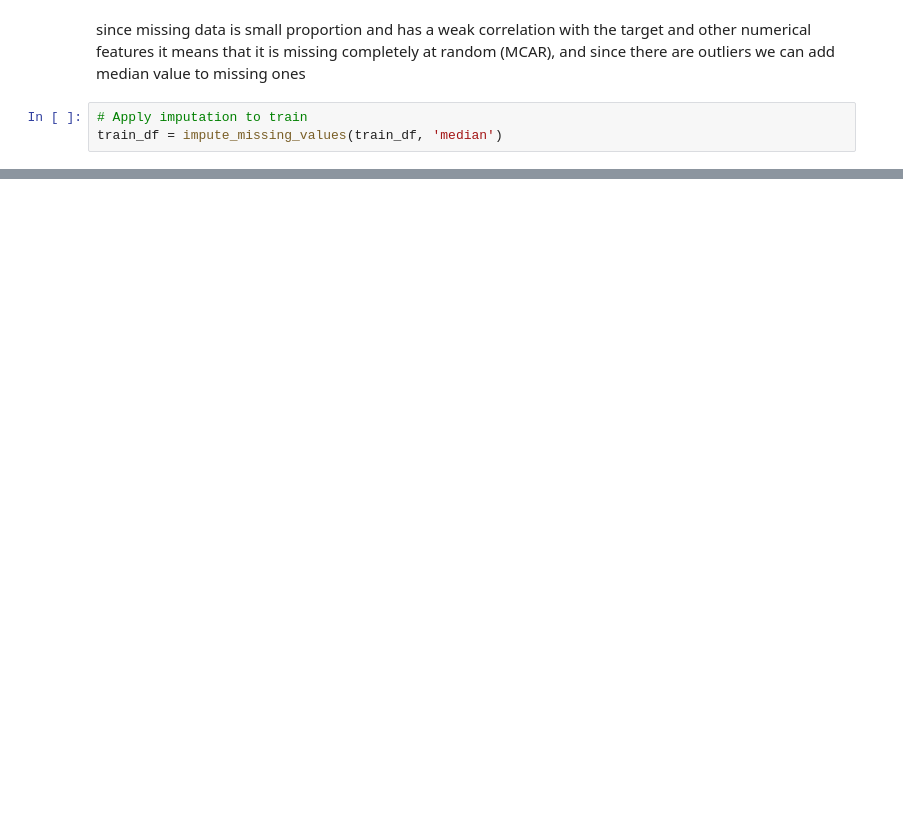
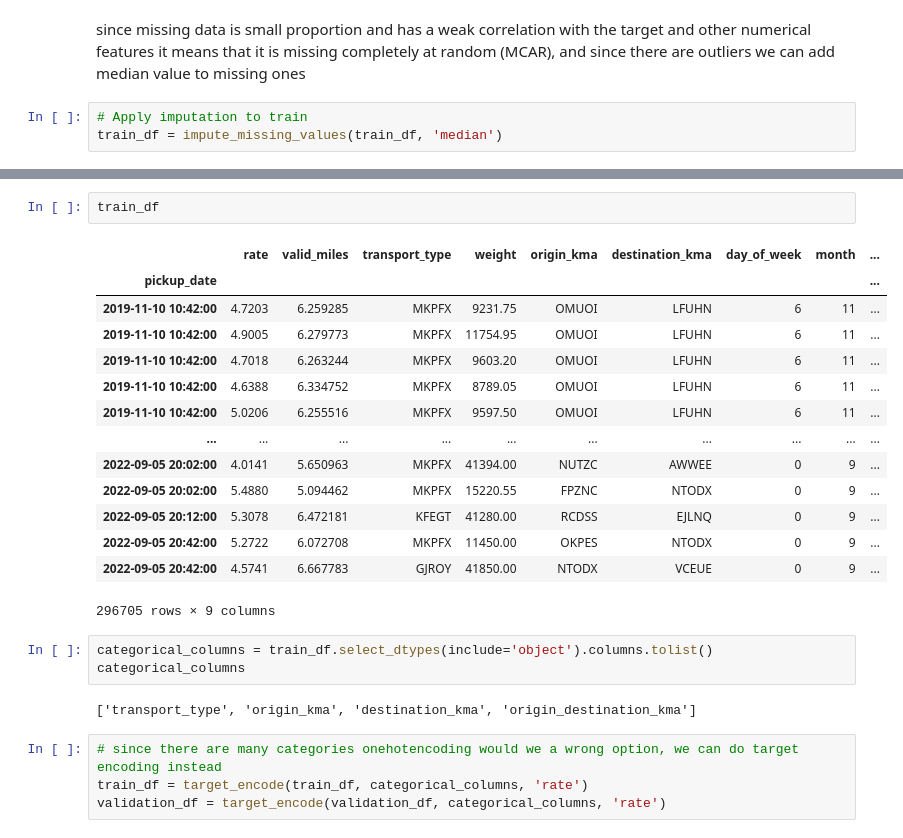
Before and after one commit to lluussiinn/ml-engineer, a Jupyter notebook: main.ipynb, the cells around one changed output, grey strips where cells are left out. Drawn from its saved outputs; the diff is of its cells as text; blank space fills up the shorter version.

```diff
--- a/main.ipynb
+++ b/main.ipynb
@@ -118,0 +183,26 @@ c:\Users\Nara\ml-engineer\feature_engineering.py
+# %%
+train_df
+# %% [output]
+|  | rate | valid_miles | transport_type | weight | origin_kma | destination_kma | day_of_week | month | ... |
+| pickup_date |  |  |  |  |  |  |  |  | ... |
+| 2019-11-10 10:42:00 | 4.7203 | 6.259285 | MKPFX | 9231.75 | OMUOI | LFUHN | 6 | 11 | ... |
+| 2019-11-10 10:42:00 | 4.9005 | 6.279773 | MKPFX | 11754.95 | OMUOI | LFUHN | 6 | 11 | ... |
+| 2019-11-10 10:42:00 | 4.7018 | 6.263244 | MKPFX | 9603.20 | OMUOI | LFUHN | 6 | 11 | ... |
+| 2019-11-10 10:42:00 | 4.6388 | 6.334752 | MKPFX | 8789.05 | OMUOI | LFUHN | 6 | 11 | ... |
+| 2019-11-10 10:42:00 | 5.0206 | 6.255516 | MKPFX | 9597.50 | OMUOI | LFUHN | 6 | 11 | ... |
+| ... | ... | ... | ... | ... | ... | ... | ... | ... | ... |
+| 2022-09-05 20:02:00 | 4.0141 | 5.650963 | MKPFX | 41394.00 | NUTZC | AWWEE | 0 | 9 | ... |
+| 2022-09-05 20:02:00 | 5.4880 | 5.094462 | MKPFX | 15220.55 | FPZNC | NTODX | 0 | 9 | ... |
+| 2022-09-05 20:12:00 | 5.3078 | 6.472181 | KFEGT | 41280.00 | RCDSS | EJLNQ | 0 | 9 | ... |
+| 2022-09-05 20:42:00 | 5.2722 | 6.072708 | MKPFX | 11450.00 | OKPES | NTODX | 0 | 9 | ... |
+| 2022-09-05 20:42:00 | 4.5741 | 6.667783 | GJROY | 41850.00 | NTODX | VCEUE | 0 | 9 | ... |
+296705 rows × 9 columns
+# %%
+categorical_columns = train_df.select_dtypes(include='object').columns.tolist()
+categorical_columns
+# %% [output]
+['transport_type', 'origin_kma', 'destination_kma', 'origin_destination_kma']
+# %%
+# since there are many categories onehotencoding would we a wrong option, we can do target encoding instead
+train_df = target_encode(train_df, categorical_columns, 'rate')
+validation_df = target_encode(validation_df, categorical_columns, 'rate')
```
Also changed, not shown: parts of 30 cells of this notebook.
